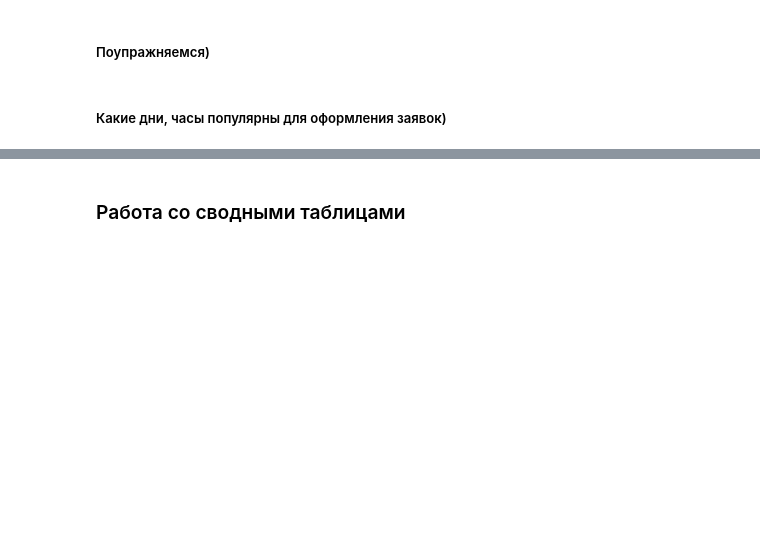
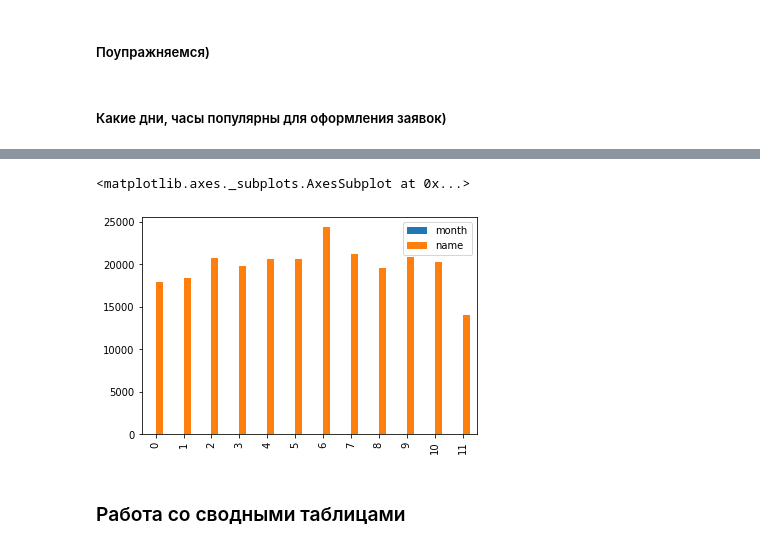
Before and after one commit to anton-solovev/misis_DA_lessons, a Jupyter notebook: lessons/Datacamp_day№1.ipynb, the cells around one changed output, grey strips where cells are left out. Cells and saved outputs as stored; diff of their text form; code cells hidden in the pictures; blank space fills up the shorter version.

```diff
--- a/lessons/Datacamp_day№1.ipynb
+++ b/lessons/Datacamp_day№1.ipynb
@@ -838,0 +1116,10 @@ memory usage: 57.2+ MB
+# %%
+def state_new(x):
+  if (x =='failed' or x == 'canceled') or x =='suspended':
+    return 'неудача'
+  if x=='live':
+    return 'в процессе'
+  if x == 'successful':
+    return 'удача'
+# %%
+kickstarter['status'] = kickstarter['state'].apply(state_new)
@@ -839,3 +1152,8 @@ memory usage: 57.2+ MB
+# %%
+kickstarter.query('status=="неудача"').groupby('month')['name'].count().reset_index().plot(kind='bar')
+# %% [output]
+<matplotlib.axes._subplots.AxesSubplot at 0x...>
+[figure, added]
 # %% [markdown]
 ### Работа со сводными таблицами
 # %% [markdown]
```
Also changed, not shown: parts of 68 cells of this notebook.
